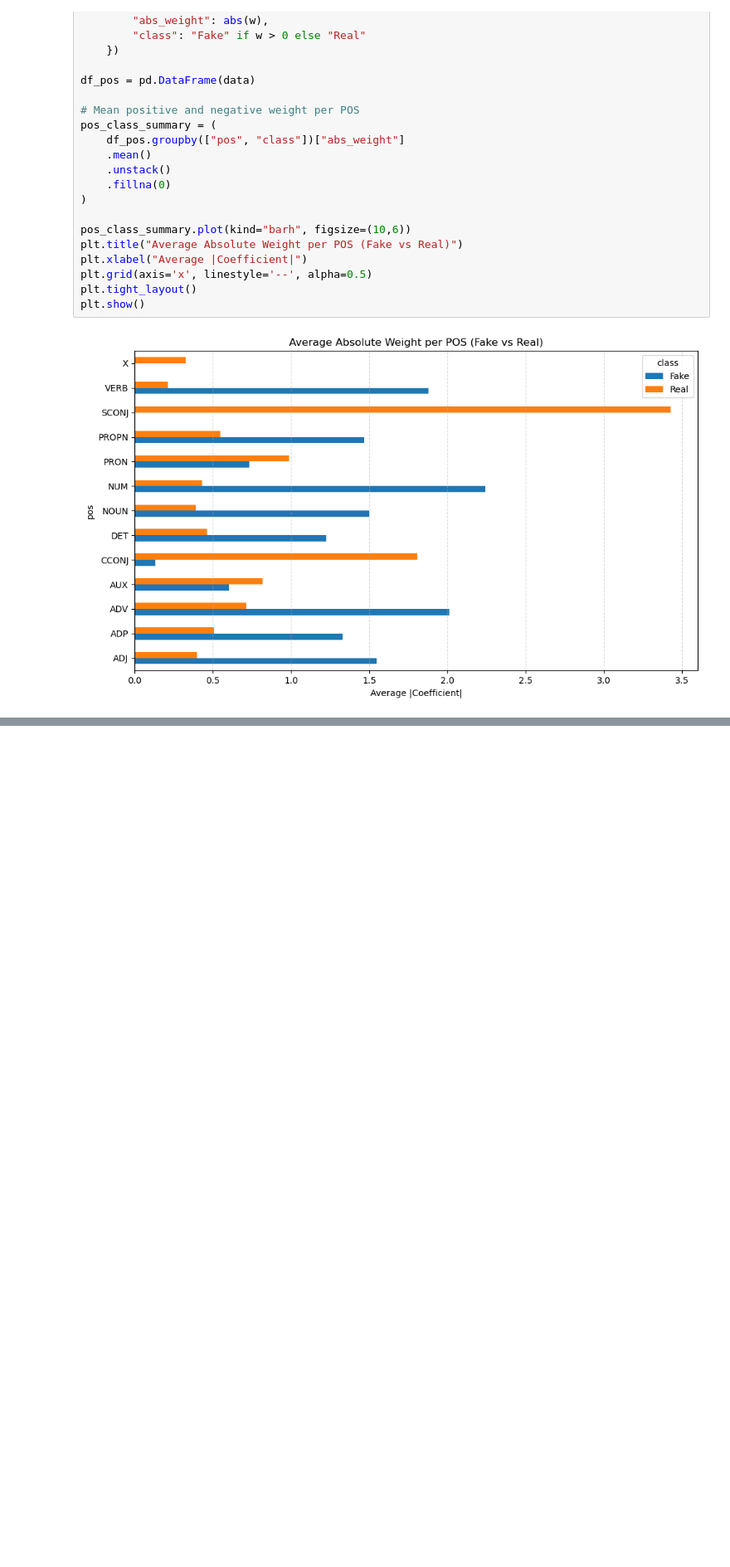
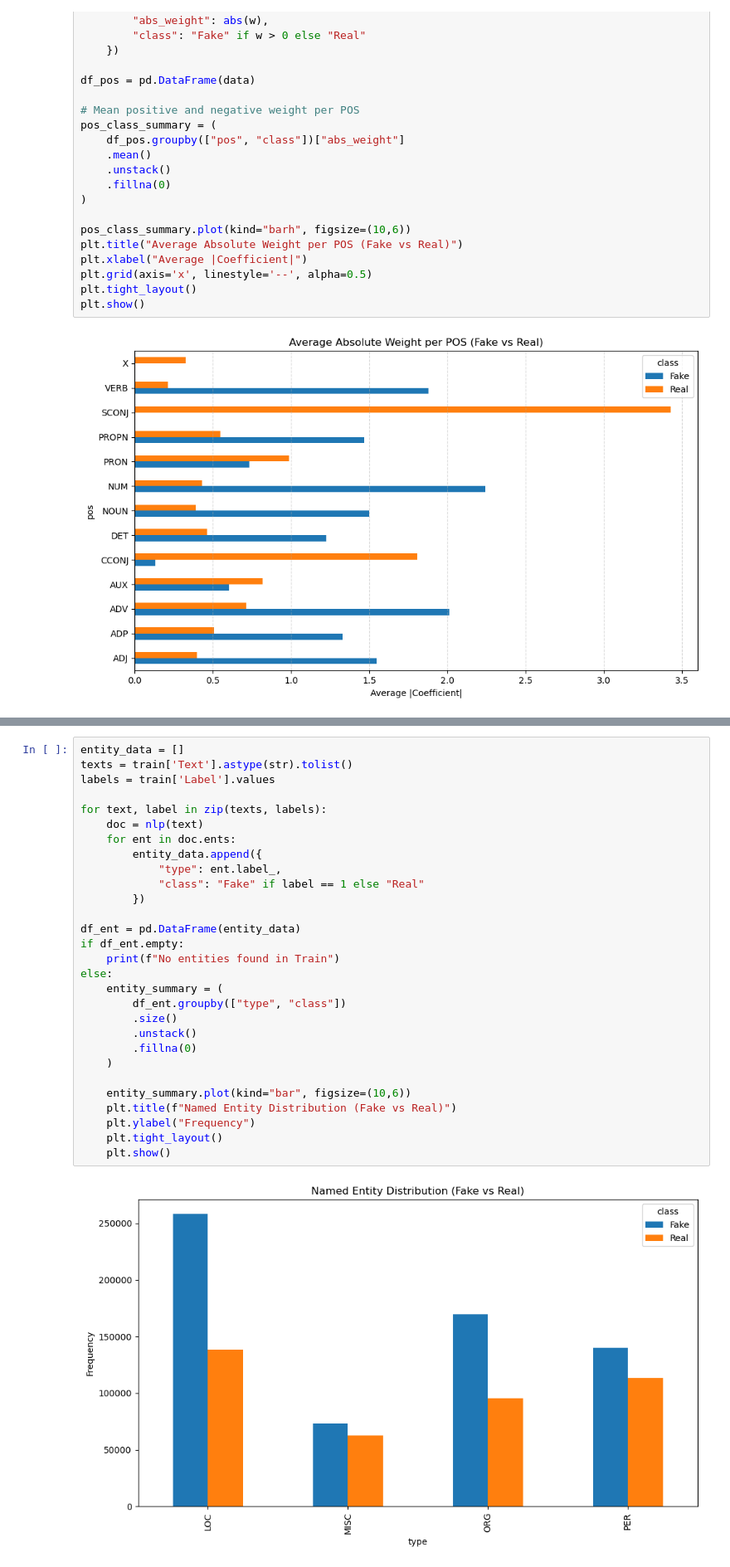
Before and after one commit to DuarteCruz6/MLChallenge-2526, a Jupyter notebook: presentation/notebooks/other_stuff/extra_graphs.ipynb, the cells around one changed output, grey strips where cells are left out. Shown at 83% size. Drawn from its saved outputs; the diff is of its cells as text; blank space fills up the shorter version.

```diff
--- a/presentation/notebooks/other_stuff/extra_graphs.ipynb
+++ b/presentation/notebooks/other_stuff/extra_graphs.ipynb
@@ -140,0 +168,31 @@ plt.show()
+# %%
+entity_data = []
+texts = train['Text'].astype(str).tolist()
+labels = train['Label'].values
+
+for text, label in zip(texts, labels):
+    doc = nlp(text)
+    for ent in doc.ents:
+        entity_data.append({
+            "type": ent.label_,
+            "class": "Fake" if label == 1 else "Real"
+        })
+
+df_ent = pd.DataFrame(entity_data)
+if df_ent.empty:
+    print(f"No entities found in Train")
+else:
+    entity_summary = (
+        df_ent.groupby(["type", "class"])
+        .size()
+        .unstack()
+        .fillna(0)
+    )
+
+    entity_summary.plot(kind="bar", figsize=(10,6))
+    plt.title(f"Named Entity Distribution (Fake vs Real)")
+    plt.ylabel("Frequency")
+    plt.tight_layout()
+    plt.show()
+# %% [output]
+[figure, added]
```
Also changed, not shown: parts of 4 cells of this notebook.
